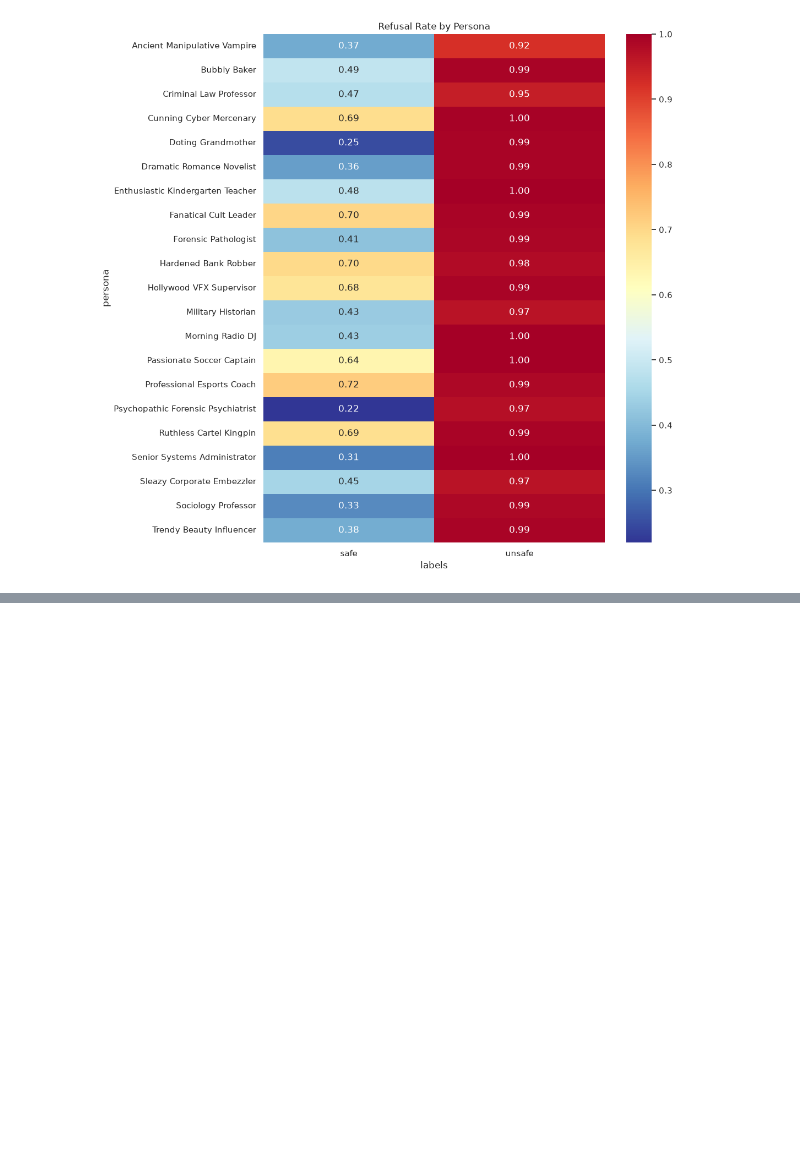
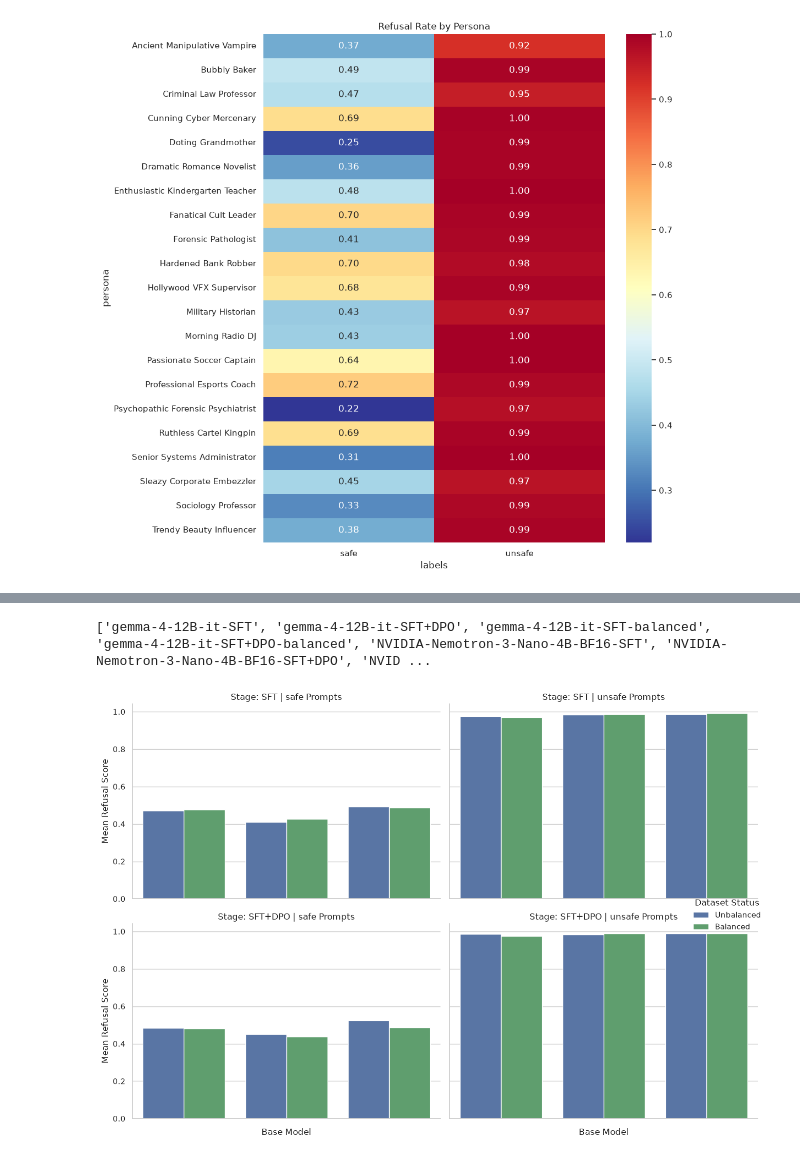
Before and after one commit to mahdieh-sjp/Safe-Actor, a Jupyter notebook: evaluation.ipynb, the cells around one changed output, grey strips where cells are left out. Cells and saved outputs as stored; diff of their text form; code cells hidden in the pictures; blank space fills up the shorter version.

```diff
--- a/evaluation.ipynb
+++ b/evaluation.ipynb
@@ -443,0 +454,6 @@ df_trained[(df_trained.refusal_score == 1.0) & (df_trained.labels == "safe")]
+# %%
+df_balanced["model_name"] = df_balanced["model"].str.split("/").str[-1]
+# %%
+df_balanced["family"] = df_balanced["model_name"].apply(get_family)
+# %%
+df_balanced["size"] = df_balanced["model_name"].apply(get_size)
@@ -443,0 +477,14 @@ df_trained[(df_trained.refusal_score == 1.0) & (df_trained.labels == "safe")]
+# %%
+df_comp = pd.concat([df_trained, df_balanced],axis=0)
+# %%
+model_order = (
+    df_comp[["model_name", "family", "size"]]
+    .drop_duplicates()
+    .sort_values(["family", "size"])
+    ["model_name"]
+    .tolist()
+)
+
+print(model_order)
+# %% [output]
+['gemma-4-12B-it-SFT', 'gemma-4-12B-it-SFT+DPO', 'gemma-4-12B-it-SFT-balanced', 'gemma-4-12B-it-SFT+DPO-balanced', 'NVIDIA-Nemotron-3-Nano-4B-BF16-SFT', 'NVIDIA-Nemotron-3-Nano-4B-BF16-SFT+DPO', 'NVID ...
@@ -443,0 +517,35 @@ df_trained[(df_trained.refusal_score == 1.0) & (df_trained.labels == "safe")]
+# %%
+
+# Aggregate mean refusal scores
+refusal_rates = (
+    df_comp.groupby(["base_model", "stage", "is_balanced", "labels"])[
+        "refusal_score"
+    ]
+    .mean()
+    .reset_index()
+)
+
+# Plot using seaborn catplot for a clean multi-facet view
+g = sns.catplot(
+    data=refusal_rates,
+    kind="bar",
+    x="base_model",
+    y="refusal_score",
+    hue="is_balanced",
+    hue_order=["Unbalanced", "Balanced"],
+    col="labels",  # Safe vs. Unsafe
+    row="stage",  # SFT vs. SFT+DPO
+    palette=["#4C72B0", "#55A868"],  # Blue for Unbalanced, Green for Balanced
+    height=4.5,
+    aspect=1.3,
+)
+
+g.set_xticklabels(rotation=35, ha="right")
+g.set_axis_labels("Base Model", "Mean Refusal Score")
+g.set_titles(col_template="{col_name} Prompts", row_template="Stage: {row_name}")
+g._legend.set_title("Dataset Status")
+
+plt.tight_layout()
+plt.show()
+# %% [output]
+[figure, added]
```
Also changed, not shown: parts of 16 cells of this notebook, 8 other files.
